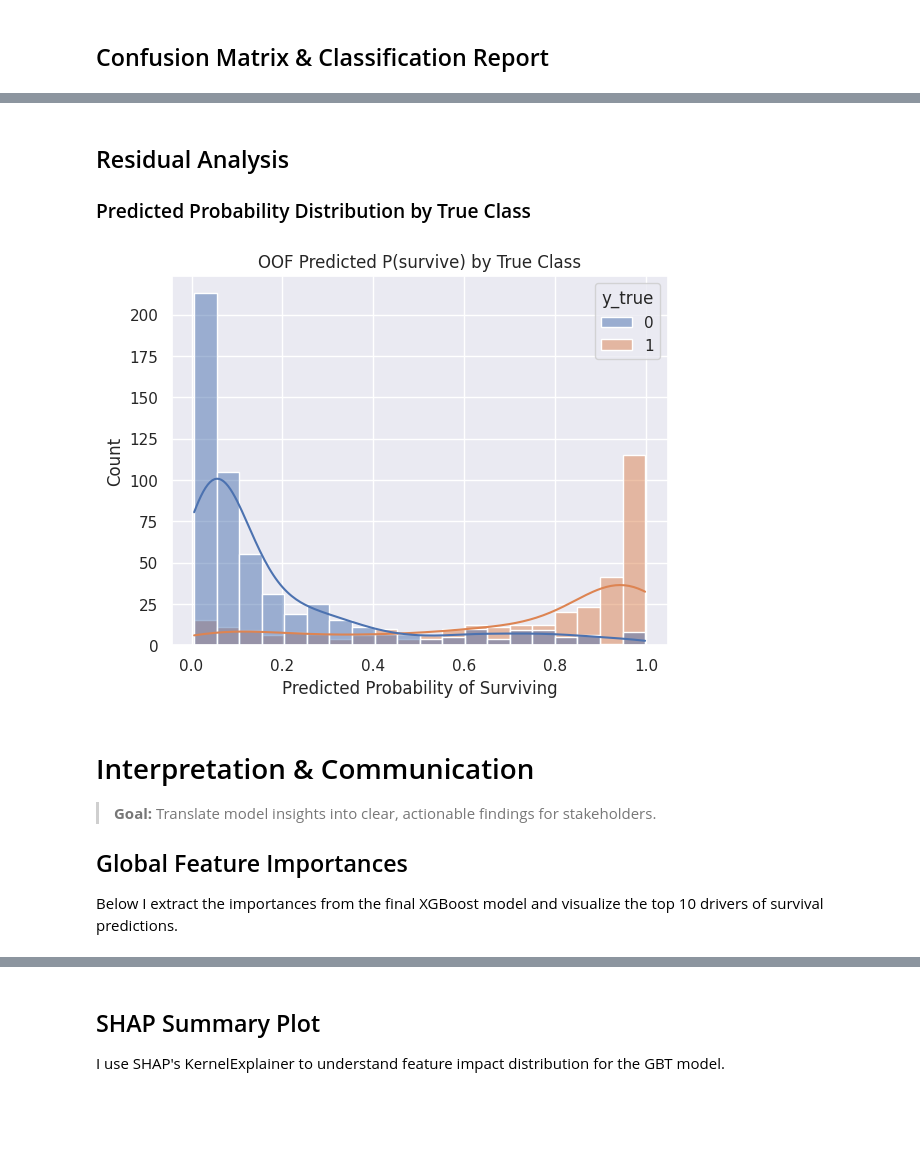
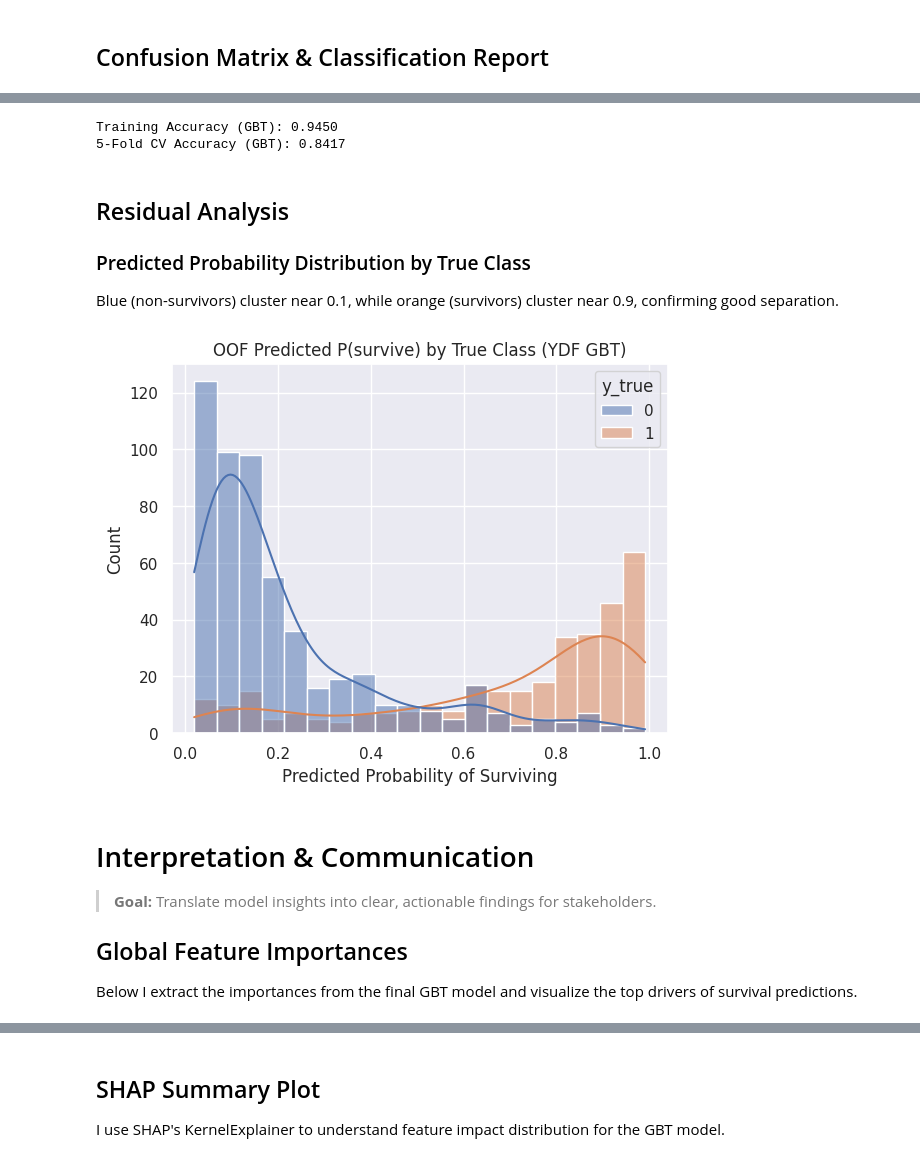
Before and after one commit to JamesFCoffey/ml-ds-techniques, a Jupyter notebook: notebooks/titanic.ipynb, the cells around one changed output, grey strips where cells are left out. Saved outputs shown, nothing was run; the diff lists cells and outputs as text; code cells hidden in the pictures; blank space fills up the shorter version.

```diff
--- a/notebooks/titanic.ipynb
+++ b/notebooks/titanic.ipynb
@@ -908,7 +1004,7 @@ def transform_preprocessor(df, scaler, ohe, num_cols, cat_cols):
 train = pd.read_csv(f"{base_path}train.csv")
 
 # Fit preprocessor
-X, y, df_ydf, scaler, ohe, num_cols, cat_cols = fit_preprocessor(train)
+X, y, df_ydf, params = fit_preprocessor(train)
 
 # Verify shapes
 print(f"X shape: {X.shape}")
@@ -1418,46 +1692,50 @@ Training Accuracy: 0.9484
+# %%
+model_gbt = ydf.GradientBoostedTreesLearner(
+        label="Survived",
+        task=ydf.Task.CLASSIFICATION,
+        **study_gbts.best_params
+    ).train(df_ydf)
+
+# 2) Compute training‐set accuracy
+train_probs_gbt = model_gbt.predict(df_ydf)
+train_preds_gbt = (train_probs_gbt >= 0.5).astype(int)
+train_acc_gbt = accuracy_score(df_ydf["Survived"], train_preds_gbt)
+
+# 3) Pull the 5-fold CV accuracy for YDF GBT from your metrics_summary DataFrame
+val_acc_gbt = metrics_summary.loc["YDF GBT", "Accuracy Mean"]
+
+print(f"Training Accuracy (GBT): {train_acc_gbt:.4f}\n"
+      f"5-Fold CV Accuracy (GBT): {val_acc_gbt:.4f}")
+# %% [output]
+Training Accuracy (GBT): 0.9450
+5-Fold CV Accuracy (GBT): 0.8417
 # %% [markdown]
 ## Residual Analysis
 
 ### Predicted Probability Distribution by True Class
+
+Blue (non-survivors) cluster near 0.1, while orange (survivors) cluster near 0.9, confirming good separation.
 # %%
-# Make sure you have the final estimator with fixed hyperparameters:
-xgb_final = xgb.XGBClassifier(
-    **study_xgb.best_params,
-    random_state=42,
-    use_label_encoder=False,
-    eval_metric="logloss",
+oof_probas_gbt = cross_val_predict(
+    gbt_pipe,
+    X=train,
+    y=train["Survived"],
+    cv=skf,
+    method="predict_proba",
+    n_jobs=-1,
+)[:, 1]
+
+df_oof = pd.DataFrame({"y_true": train["Survived"], "proba": oof_probas_gbt})
+
+sns.histplot(
+    data=df_oof, x="proba", hue="y_true", bins=20, kde=True,
 )
-
-# Get OOF probability predictions (class=1) on all 891:
-oof_probas = cross_val_predict(
-    estimator=xgb_final,
-    X=X,
-    y=y,
-    cv=skf,
-    method="predict_proba",  # returns shape (891, 2)
-    n_jobs=-1
-)[:, 1]  # slice out P(class=1)
-
-# Build a DataFrame to hold true labels and OOF‐pred probabilities:
-df_oof = pd.DataFrame({
-    "y_true": y,
-    "proba":  oof_probas
-})
-
-# (3) Plot distribution of probabilities by true class:
-sns.histplot(
-    data=df_oof,
-    x="proba",
-    hue="y_true",
-    bins=20,
-    kde=True,
-)
-plt.title("OOF Predicted P(survive) by True Class")
+plt.title("OOF Predicted P(survive) by True Class (YDF GBT)")
 plt.xlabel("Predicted Probability of Surviving")
 plt.ylabel("Count")
 plt.show()
 # %% [output]
-[figure, old version]
+[figure, new version]
 # %% [markdown]
 # Interpretation & Communication
 
@@ -1465,4 +1743,4 @@ plt.show()
 
 ## Global Feature Importances
 
-Below I extract the importances from the final XGBoost model and visualize the top 10 drivers of survival predictions.
+Below I extract the importances from the final GBT model and visualize the top drivers of survival predictions.
```
Also changed, not shown: parts of 56 cells of this notebook.
